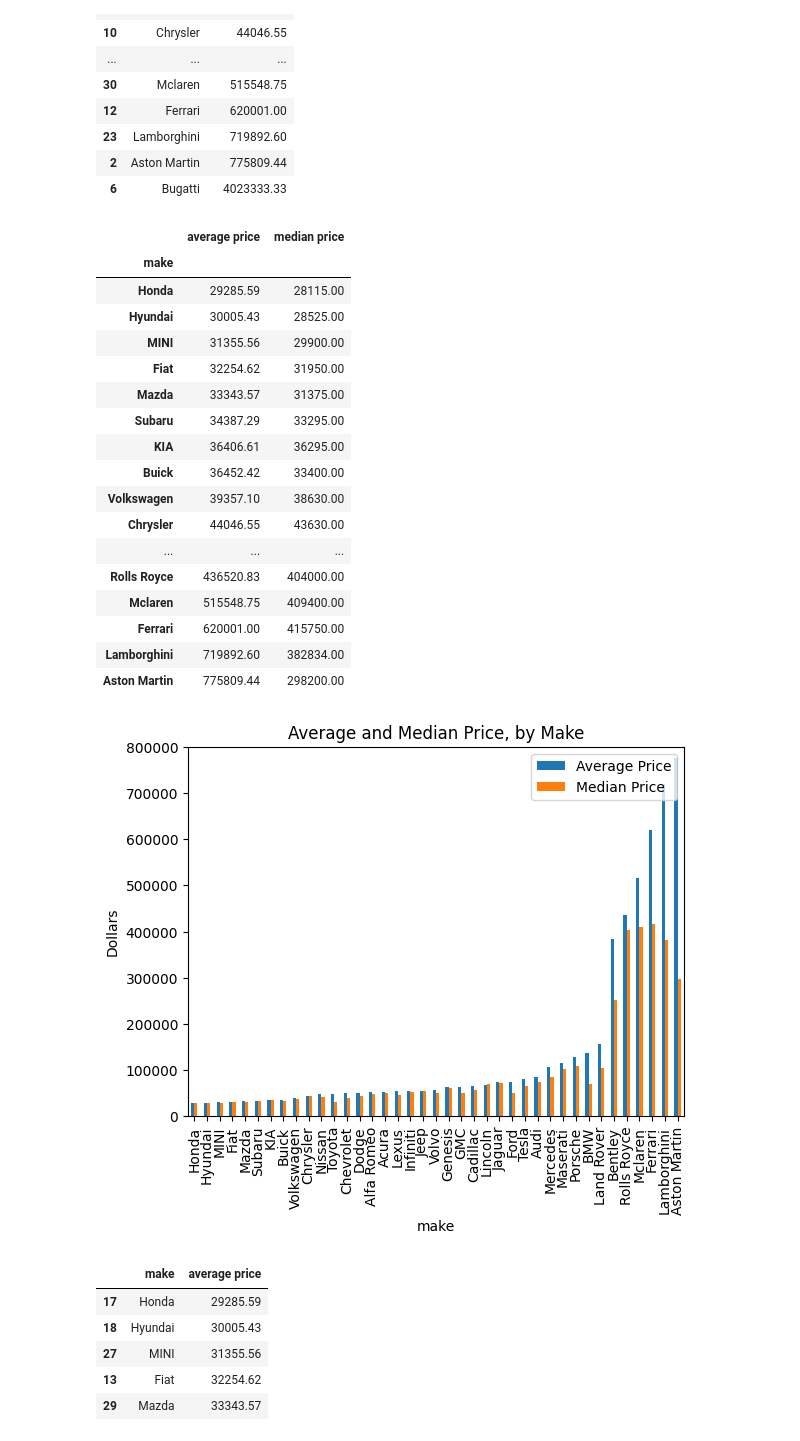
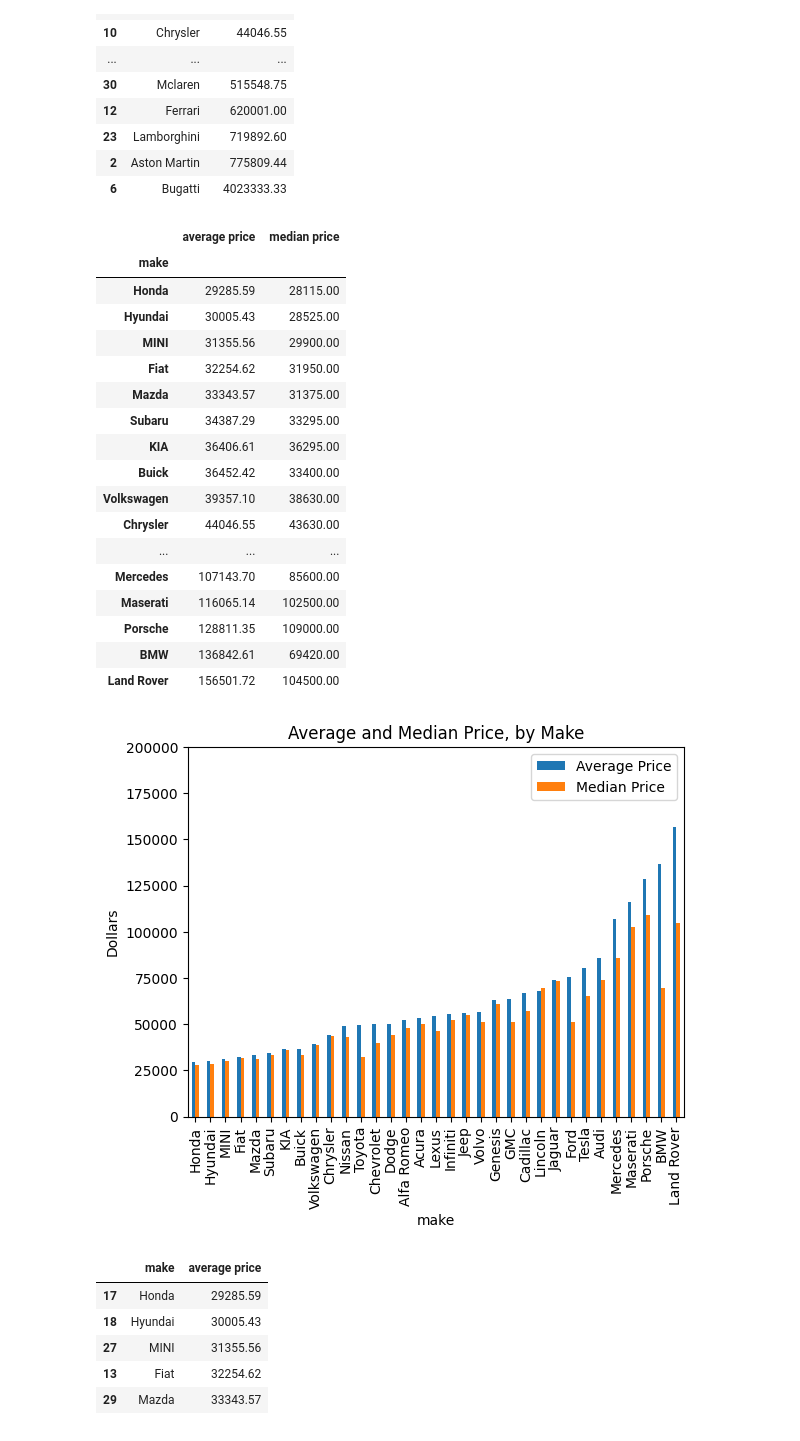
Before and after one commit to raniljoshua/Data-Analysis-Bootcamp_Project-1, a Jupyter notebook: vehicle_analysis.ipynb, the cells around one changed output. Saved outputs shown, nothing was run; the diff lists cells and outputs as text; code cells hidden in the pictures.

```diff
--- a/vehicle_analysis.ipynb
+++ b/vehicle_analysis.ipynb
@@ -69,8 +69,8 @@ median_prices_per_make.sort_values(by='price', ascending=True)
 make_mean_median_price = pd.merge(average_prices_per_make, median_prices_per_make, on='make', how='left')
 make_mean_median_price.rename(columns={'price': 'median price'}, inplace=True)
 
-# drop Bugatti from the list because it skews the data
-make_mean_median_price.drop(39, inplace=True)
+# drop makes with of over $200k for both mean and median from the list because we're seeking to show affordability
+make_mean_median_price.drop([33, 34, 35, 36, 37, 38, 39], inplace=True)
 make_mean_median_price = make_mean_median_price.set_index('make')
 make_mean_median_price
 # %% [output]
@@ -87,23 +87,23 @@ make_mean_median_price
 | Volkswagen | 39357.10 | 38630.00 |
 | Chrysler | 44046.55 | 43630.00 |
 | ... | ... | ... |
-| Rolls Royce | 436520.83 | 404000.00 |
-| Mclaren | 515548.75 | 409400.00 |
-| Ferrari | 620001.00 | 415750.00 |
-| Lamborghini | 719892.60 | 382834.00 |
-| Aston Martin | 775809.44 | 298200.00 |
+| Mercedes | 107143.70 | 85600.00 |
+| Maserati | 116065.14 | 102500.00 |
+| Porsche | 128811.35 | 109000.00 |
+| BMW | 136842.61 | 69420.00 |
+| Land Rover | 156501.72 | 104500.00 |
 # %%
 #bar graph of average and median prices by make of vehicle
 make_plot_df = make_mean_median_price
 make_plot_df.plot(kind='bar')
 price_labels = ("Average Price", "Median Price")
 plt.legend(price_labels, loc="upper right")
-plt.ylim(0, 800000)
+plt.ylim(0, 200000)
 plt.ylabel("Dollars")
 plt.title("Average and Median Price, by Make")
 plt.show()
 # %% [output]
-[figure, old version]
+[figure, new version]
 # %%
 #5 cheapest manufactuerers
 cheapest_vehicles = average_prices_per_make.sort_values(by="average price").head(5)
```
